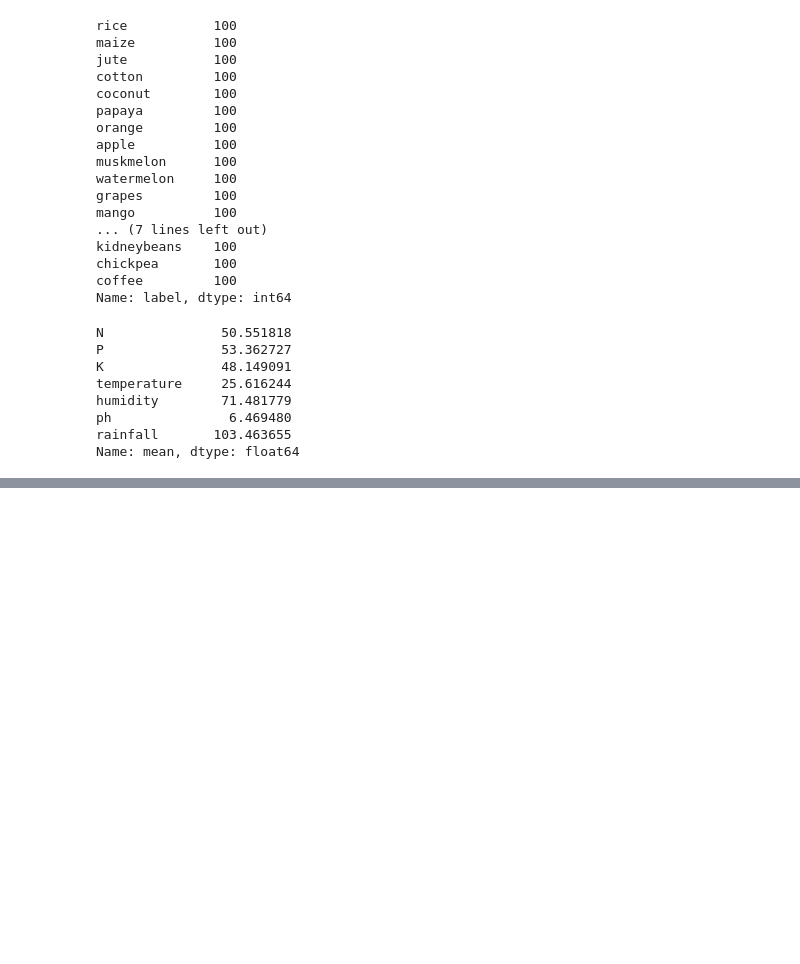
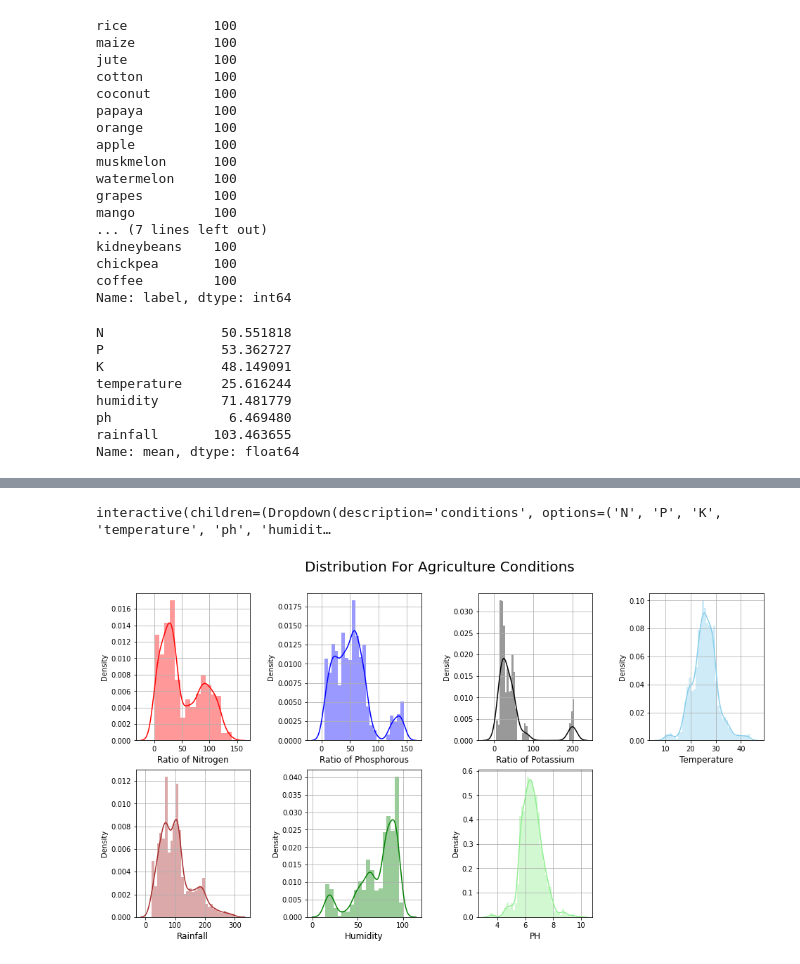
Before and after one commit to UmairKhankhail/Agricultural-Production-Maximizer, a Jupyter notebook: Agricultural Production Optimization Engine/Optimizing Agricultural Production.ipynb, the cells around one changed output, grey strips where cells are left out. Saved outputs shown, nothing was run; the diff lists cells and outputs as text; code cells hidden in the pictures; blank space fills up the shorter version.

Commit message:
Done exploratory data analysis of the data

```diff
--- a/Agricultural Production Optimization Engine/Optimizing Agricultural Production.ipynb
+++ b/Agricultural Production Optimization Engine/Optimizing Agricultural Production.ipynb
@@ -97,0 +179,52 @@ Name: mean, dtype: float64
+# %%
+@interact
+
+def compare(conditions=['N','P','K','temperature','ph','humidity','rainfall']):
+    print("Crops which require greater than average ",conditions,'\n')
+    print(data[data[conditions]>data[conditions].mean()]['label'].unique())
+    print("Crops which requre less than average",conditions,"\n")
+    print(data[data[conditions]<data[conditions].mean()]['label'].unique())
+# %% [output]
+interactive(children=(Dropdown(description='conditions', options=('N', 'P', 'K', 'temperature', 'ph', 'humidit…
+# %%
+fig = plt.figure(figsize=(16,8))
+plt.subplots_adjust(left=0.125, bottom= 0.1 , right=0.9, top=0.9, wspace=0.5, hspace=0.2)
+
+plt.suptitle("Distribution For Agriculture Conditions",fontsize=20)
+
+plt.subplot(2,4,1)
+sns.distplot(data['N'],color='r')
+plt.xlabel("Ratio of Nitrogen",fontsize=12)
+plt.grid()
+
+plt.subplot(2,4,2)
+sns.distplot(data['P'],color='b')
+plt.xlabel("Ratio of Phosphorous",fontsize=12)
+plt.grid()
+
+plt.subplot(2,4,3)
+sns.distplot(data['K'],color='black')
+plt.xlabel("Ratio of Potassium",fontsize=12)
+plt.grid()
+
+plt.subplot(2,4,4)
+sns.distplot(data['temperature'],color='skyblue')
+plt.xlabel("Temperature",fontsize=12)
+plt.grid()
+
+plt.subplot(2,4,5)
+sns.distplot(data['rainfall'],color='brown')
+plt.xlabel("Rainfall",fontsize=12)
+plt.grid()
+
+plt.subplot(2,4,6)
+sns.distplot(data['humidity'],color='green')
+plt.xlabel("Humidity",fontsize=12)
+plt.grid()
+
+plt.subplot(2,4,7)
+sns.distplot(data['ph'],color='lightgreen')
+plt.xlabel("PH",fontsize=12)
+plt.grid()
+# %% [output]
+[figure, added]
```
Also changed, not shown: parts of 7 cells of this notebook.
